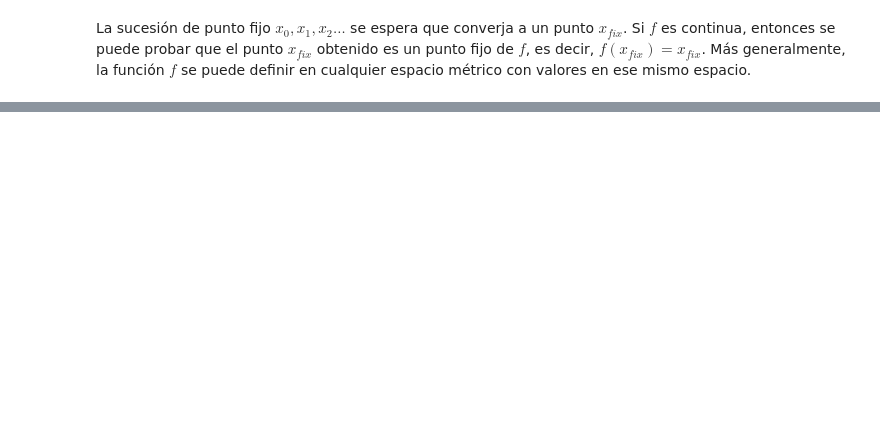
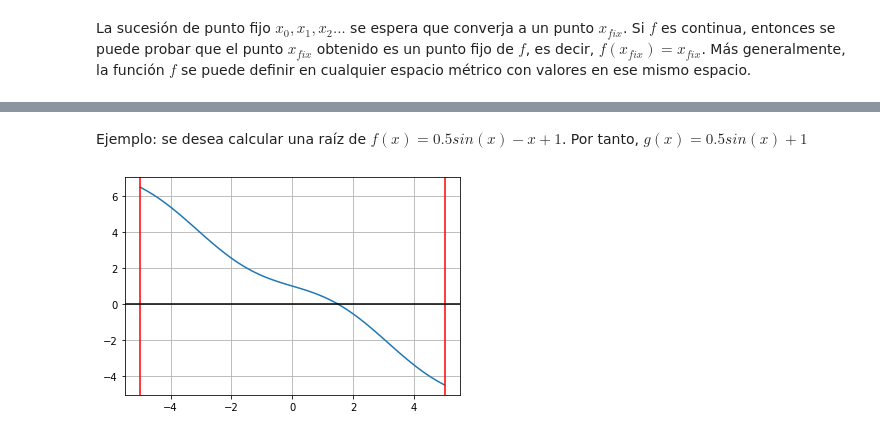
Before and after one commit to andressotov/analisis_numerico, a Jupyter notebook: Metodo_Punto_Fijo.ipynb, the cells around one changed output, grey strips where cells are left out. Saved outputs shown, nothing was run; the diff lists cells and outputs as text; code cells hidden in the pictures; blank space fills up the shorter version.

```diff
--- a/Metodo_Punto_Fijo.ipynb
+++ b/Metodo_Punto_Fijo.ipynb
@@ -17,0 +68,2 @@ Más generalmente, la función $f$ se puede definir en cualquier espacio métric
+# %% [markdown]
+Ejemplo: se desea calcular una raíz de $f(x) = 0.5sin(x) − x +1$. Por tanto, $g(x) = 0.5sin(x)+1$
@@ -17,0 +77,24 @@ Más generalmente, la función $f$ se puede definir en cualquier espacio métric
+# %%
+def g(x):
+    return 0.5*sin(x)+1
+
+def f(x):
+    return 0.5*sin(x)-x+1
+# %%
+x_low = -5
+x_high = 5
+
+def graf0():
+    x = np.linspace(x_low, x_high, num = 100)
+    f_x = [f(x[i]) for i in range(len(x))]
+
+    plt.plot(x, f_x)
+    plt.grid()
+    plt.axvline(x_low, color = 'r')
+    plt.axvline(x_high, color = 'r')
+    plt.axhline(color = 'k')
+
+graf0()
+plt.show()
+# %% [output]
+[figure, added]
```
Also changed, not shown: parts of 17 cells of this notebook, 12 other files.
